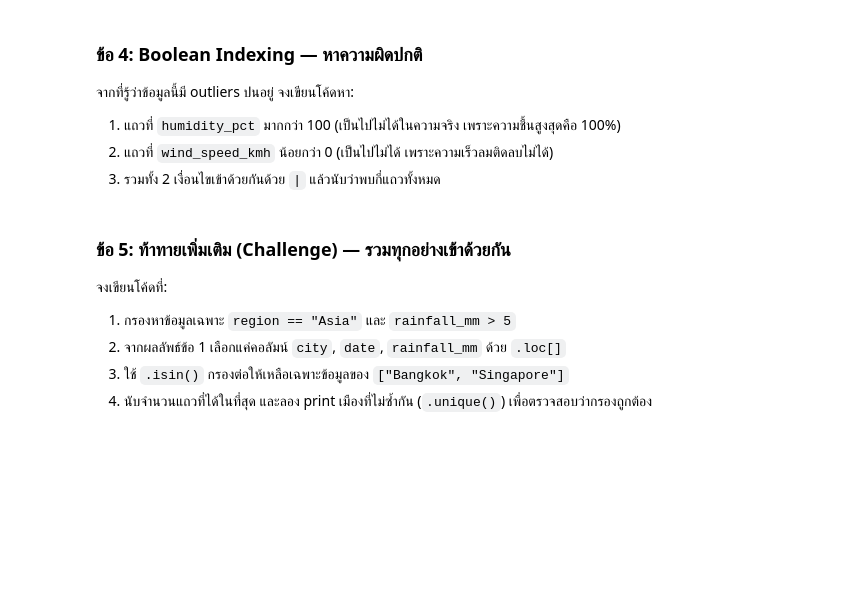
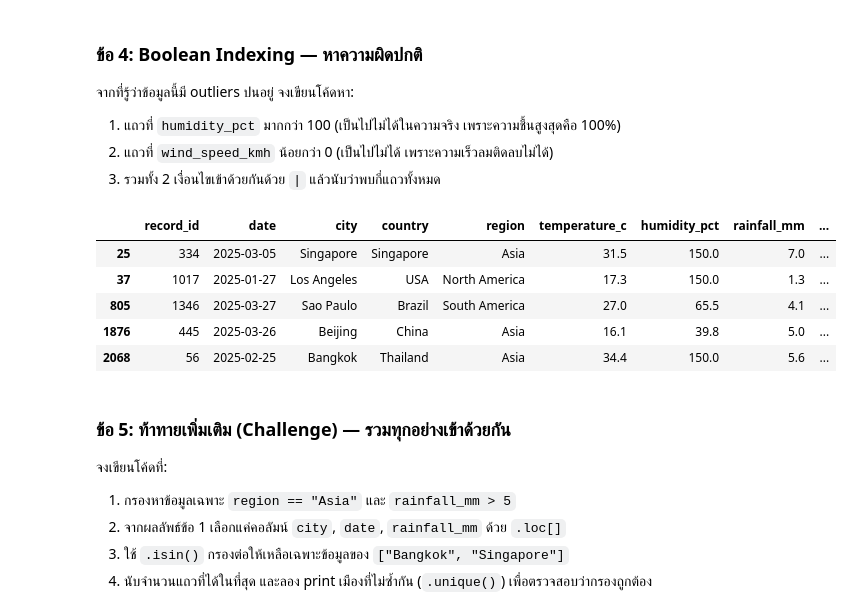
Before and after one commit to thanakppm/Thanakorn_Phongphet_683020572-7, a Jupyter notebook: SC612104_Session08_Pandas_Basics.ipynb, the cells around one changed output. Drawn from its saved outputs; the diff is of its cells as text; code cells hidden in the pictures; blank space fills up the shorter version.

```diff
--- a/SC612104_Session08_Pandas_Basics.ipynb
+++ b/SC612104_Session08_Pandas_Basics.ipynb
@@ -779,3 +801,17 @@ print(df.iloc[0:5, [0, 2, 3]])
+# %%
+# เขียนคำตอบข้อ 4 ที่นี่
+import pandas as pd
+df = pd.read_csv("world_weather_sample.csv")
+df[(df["humidity_pct"] > 100) | (df["wind_speed_kmh"] < 0)]
+
+# พบทั้งหมด 5 แถว
+# %% [output]
+|  | record_id | date | city | country | region | temperature_c | humidity_pct | rainfall_mm | ... |
+| 25 | 334 | 2025-03-05 | Singapore | Singapore | Asia | 31.5 | 150.0 | 7.0 | ... |
+| 37 | 1017 | 2025-01-27 | Los Angeles | USA | North America | 17.3 | 150.0 | 1.3 | ... |
+| 805 | 1346 | 2025-03-27 | Sao Paulo | Brazil | South America | 27.0 | 65.5 | 4.1 | ... |
+| 1876 | 445 | 2025-03-26 | Beijing | China | Asia | 16.1 | 39.8 | 5.0 | ... |
+| 2068 | 56 | 2025-02-25 | Bangkok | Thailand | Asia | 34.4 | 150.0 | 5.6 | ... |
 # %% [markdown]
 ### ข้อ 5: ท้าทายเพิ่มเติม (Challenge) — รวมทุกอย่างเข้าด้วยกัน
 จงเขียนโค้ดที่:
```
Also changed, not shown: parts of 5 cells of this notebook.
